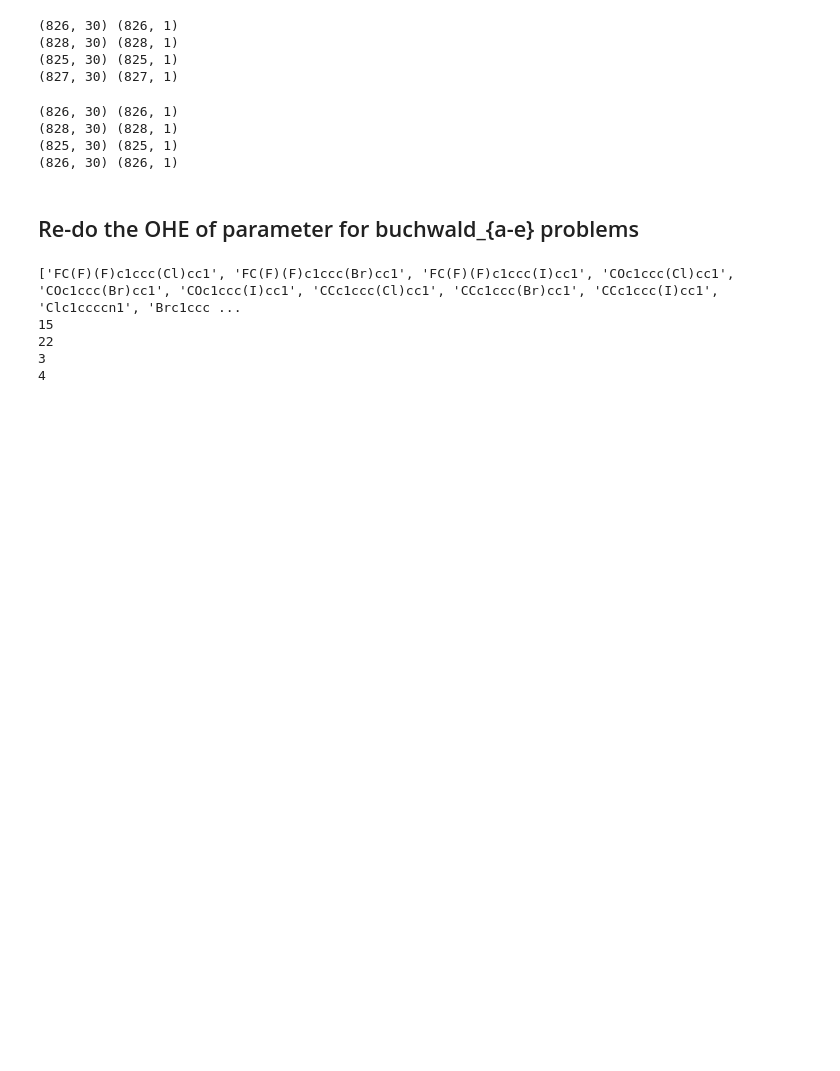
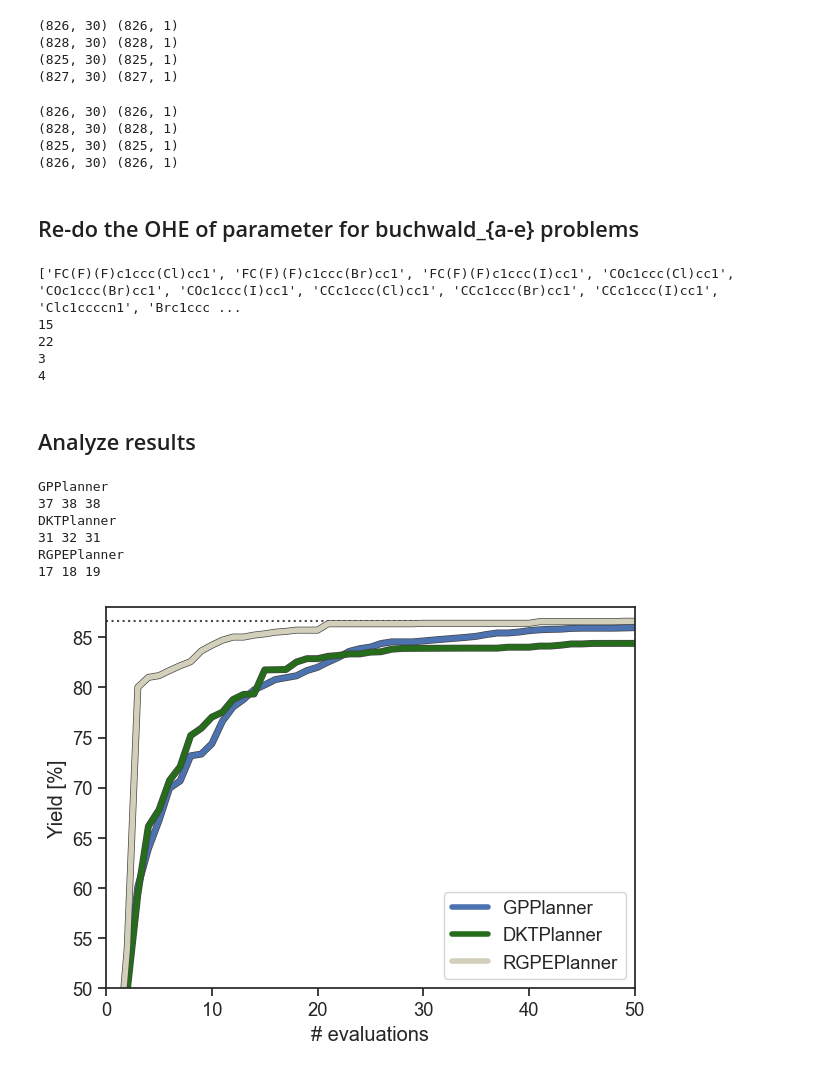
Before and after one commit to aspuru-guzik-group/atlas, a Jupyter notebook: examples/meta_learning/analysis.ipynb, the cells around one changed output. Drawn from its saved outputs; the diff is of its cells as text; code cells hidden in the pictures; blank space fills up the shorter version.

```diff
--- a/examples/meta_learning/analysis.ipynb
+++ b/examples/meta_learning/analysis.ipynb
@@ -376,3 +389,5 @@ pickle.dump(tasks_target_b, open('ae_source_tasks/source_tasks_b.pkl', 'wb'))
 pickle.dump(tasks_target_c, open('ae_source_tasks/source_tasks_c.pkl', 'wb'))
 pickle.dump(tasks_target_d, open('ae_source_tasks/source_tasks_d.pkl', 'wb'))
 pickle.dump(tasks_target_e, open('ae_source_tasks/source_tasks_e.pkl', 'wb'))
+# %% [markdown]
+## Analyze results
@@ -378,0 +460,51 @@ pickle.dump(tasks_target_e, open('ae_source_tasks/source_tasks_e.pkl', 'wb'))
+# %%
+# get the max yields for each relevant dataset
+max_yield_c = dset_c.data['yield'].max()
+max_yield_d = dset_d.data['yield'].max()
+max_yield_e = dset_e.data['yield'].max()
+# %%
+# load in results
+res_bo_c = pickle.load(open('bo_target_c_results.pkl', 'rb'))
+res_bo_d = pickle.load(open('bo_target_d_results.pkl', 'rb'))
+res_bo_e = pickle.load(open('bo_target_e_results.pkl', 'rb'))
+res_dkt_c = pickle.load(open('dkt_target_c_results.pkl', 'rb'))
+res_dkt_d = pickle.load(open('dkt_target_d_results.pkl', 'rb'))
+res_dkt_e = pickle.load(open('dkt_target_e_results.pkl', 'rb'))
+res_rgpe_c = pickle.load(open('rgpe_target_c_results.pkl', 'rb'))
+res_rgpe_d = pickle.load(open('rgpe_target_d_results.pkl', 'rb'))
+res_rgpe_e = pickle.load(open('rgpe_target_e_results.pkl', 'rb'))
+
+print('GPPlanner')
+print(len(res_bo_c), len(res_bo_d), len(res_bo_e))
+print('DKTPlanner')
+print(len(res_dkt_c), len(res_dkt_d), len(res_dkt_e))
+print('RGPEPlanner')
+print(len(res_rgpe_c), len(res_rgpe_d), len(res_rgpe_e))
+# %% [output]
+GPPlanner
+37 38 38
+DKTPlanner
+31 32 31
+RGPEPlanner
+17 18 19
+# %%
+#----------
+# TARGET C
+#----------
+fig, ax = plt.subplots()
+plot_min_trace_mean(res_bo_c, color='b', maximize=True, unc=False, ax=ax, label='GPPlanner')
+plot_min_trace_mean(res_dkt_c, color='#256D1B', maximize=True, unc=False, ax=ax, label='DKTPlanner')
+plot_min_trace_mean(res_rgpe_c, color='#D2D0BA', maximize=True, unc=False, ax=ax, label='RGPEPlanner')
+ax.set_xlim(0, 50)
+ax.set_ylim(50, 88)
+
+ax.axhline(max_yield_c, c='k', ls=':', lw=1.5, alpha=0.8, zorder=1)
+
+ax.legend(loc='lower right')
+
+ax.set_xlabel('# evaluations')
+ax.set_ylabel('Yield [%]')
+
+plt.tight_layout()
+# %% [output]
+[figure, added]
```
Also changed, not shown: parts of 4 cells of this notebook.
